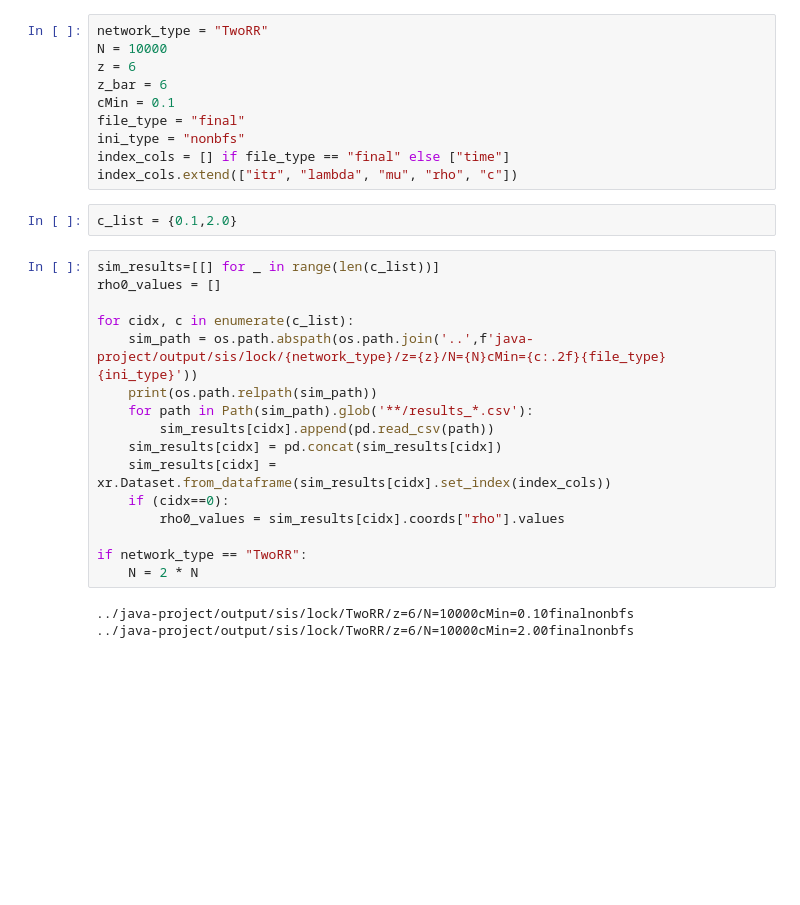
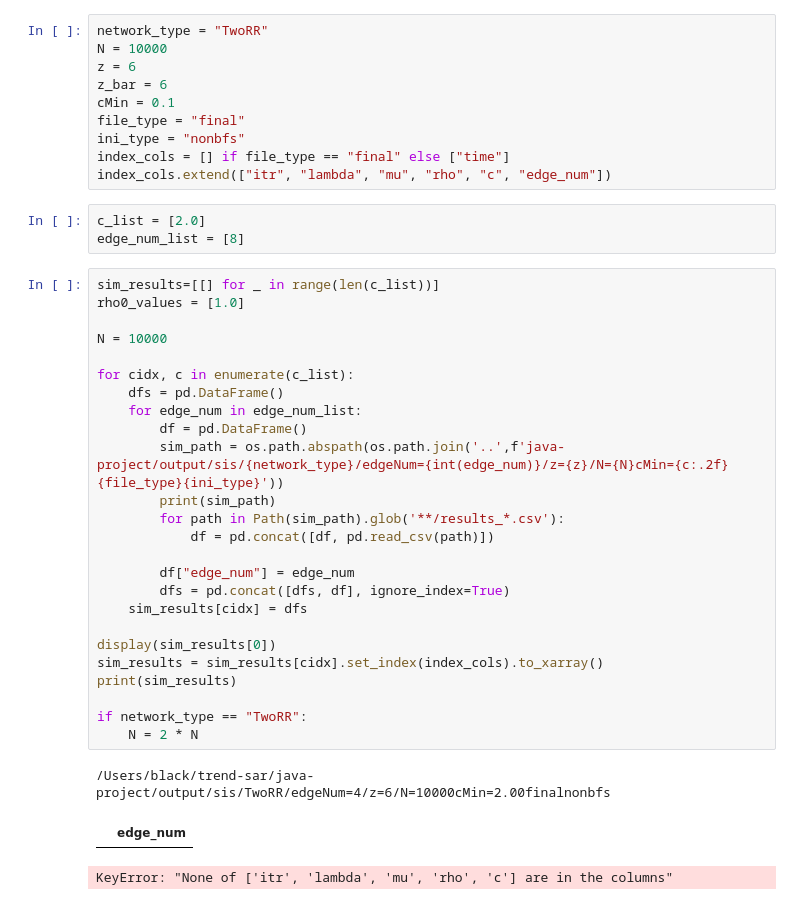
Before and after one commit to Kojirouuuu/trend-sar, a Jupyter notebook: notebook/trend-sis-with-ame.ipynb, the cells around one changed output. Saved outputs shown, nothing was run; the diff lists cells and outputs as text; blank space fills up the shorter version.

```diff
--- a/notebook/trend-sis-with-ame.ipynb
+++ b/notebook/trend-sis-with-ame.ipynb
@@ -30,25 +30,36 @@ cMin = 0.1
 file_type = "final"
 ini_type = "nonbfs"
 index_cols = [] if file_type == "final" else ["time"]
-index_cols.extend(["itr", "lambda", "mu", "rho", "c"])
+index_cols.extend(["itr", "lambda", "mu", "rho", "c", "edge_num"])
 # %%
-c_list = {0.1,2.0}
+c_list = [2.0]
+edge_num_list = [8]
 # %%
 sim_results=[[] for _ in range(len(c_list))]
-rho0_values = []
+rho0_values = [1.0]
+
+N = 10000
 
 for cidx, c in enumerate(c_list):
-    sim_path = os.path.abspath(os.path.join('..',f'java-project/output/sis/lock/{network_type}/z={z}/N={N}cMin={c:.2f}{file_type}{ini_type}'))
-    print(os.path.relpath(sim_path))
-    for path in Path(sim_path).glob('**/results_*.csv'):
-        sim_results[cidx].append(pd.read_csv(path))
-    sim_results[cidx] = pd.concat(sim_results[cidx])
-    sim_results[cidx] = xr.Dataset.from_dataframe(sim_results[cidx].set_index(index_cols))
-    if (cidx==0):
-        rho0_values = sim_results[cidx].coords["rho"].values
+    dfs = pd.DataFrame()
+    for edge_num in edge_num_list:
+        df = pd.DataFrame()
+        sim_path = os.path.abspath(os.path.join('..',f'java-project/output/sis/{network_type}/edgeNum={int(edge_num)}/z={z}/N={N}cMin={c:.2f}{file_type}{ini_type}'))
+        print(sim_path)
+        for path in Path(sim_path).glob('**/results_*.csv'):
+            df = pd.concat([df, pd.read_csv(path)])
+
+        df["edge_num"] = edge_num
+        dfs = pd.concat([dfs, df], ignore_index=True)
+    sim_results[cidx] = dfs
+
+display(sim_results[0])
+sim_results = sim_results[cidx].set_index(index_cols).to_xarray()
+print(sim_results)
 
 if network_type == "TwoRR":
     N = 2 * N
 # %% [output]
-../java-project/output/sis/lock/TwoRR/z=6/N=10000cMin=0.10finalnonbfs
-../java-project/output/sis/lock/TwoRR/z=6/N=10000cMin=2.00finalnonbfs
+/Users/black/trend-sar/java-project/output/sis/TwoRR/edgeNum=4/z=6/N=10000cMin=2.00finalnonbfs
+|  | edge_num |
+KeyError: "None of ['itr', 'lambda', 'mu', 'rho', 'c'] are in the columns"
```
Also changed, not shown: parts of 6 cells of this notebook, 10 other files.
